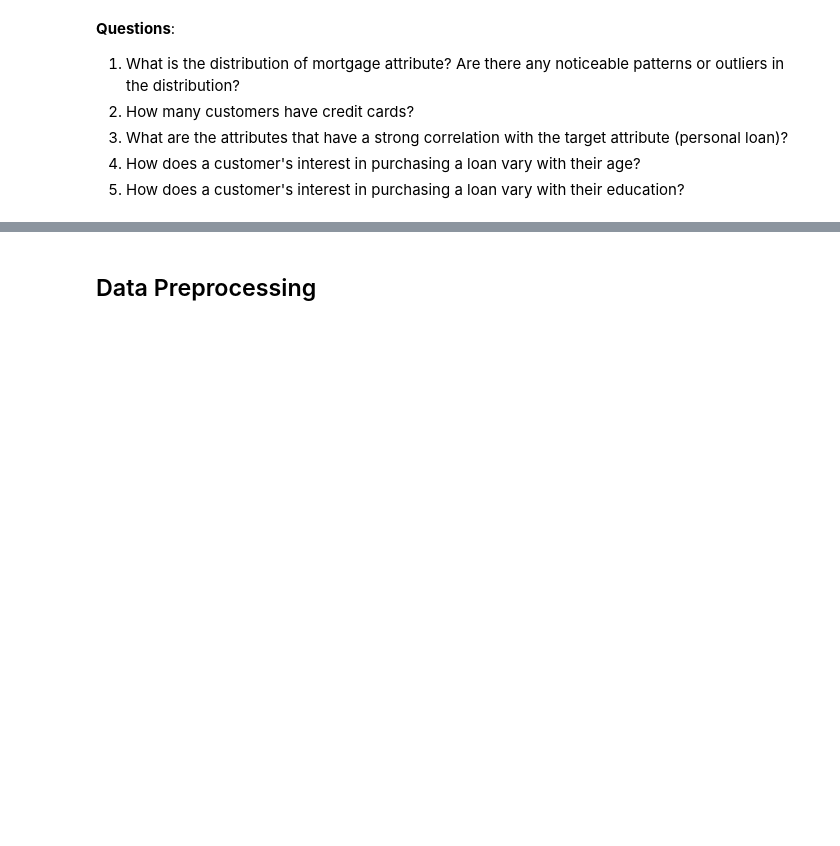
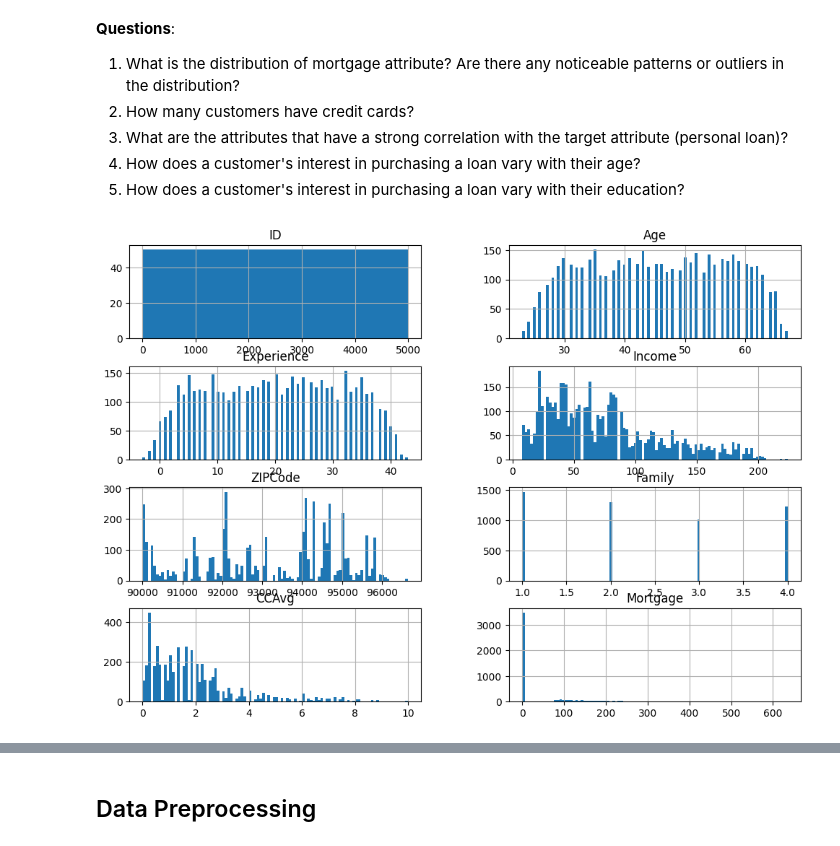
Before and after one commit to nirajguru/machine-learning-projects, a Jupyter notebook: personal-loan-compaign/notebook/loan-compaign-solution-niraj.ipynb, the cells around one changed output, grey strips where cells are left out. Saved outputs shown, nothing was run; the diff lists cells and outputs as text; code cells hidden in the pictures; blank space fills up the shorter version.

```diff
--- a/personal-loan-compaign/notebook/loan-compaign-solution-niraj.ipynb
+++ b/personal-loan-compaign/notebook/loan-compaign-solution-niraj.ipynb
@@ -124,3 +116,12 @@ There are no missing values in any of the columns.
 3. What are the attributes that have a strong correlation with the target attribute (personal loan)?
 4. How does a customer's interest in purchasing a loan vary with their age?
 5. How does a customer's interest in purchasing a loan vary with their education?
+# %%
+# identify the categorical columns and numerical columns
+all_columns = list(df)
+categorical_columns = ['Education', 'Securities_Account', 'CD_Account', 'Online', 'CreditCard']
+numerical_columns = ['ID', 'Age' , 'Experience', 'Income', 'ZIPCode', 'Family', 'CCAvg', 'Mortgage']
+# %%
+df[numerical_columns].hist(stacked=False, bins=100, figsize=(12,30), layout=(14,2));
+# %% [output]
+[figure, added]
```
Also changed, not shown: parts of 13 cells of this notebook, 1 other file.
